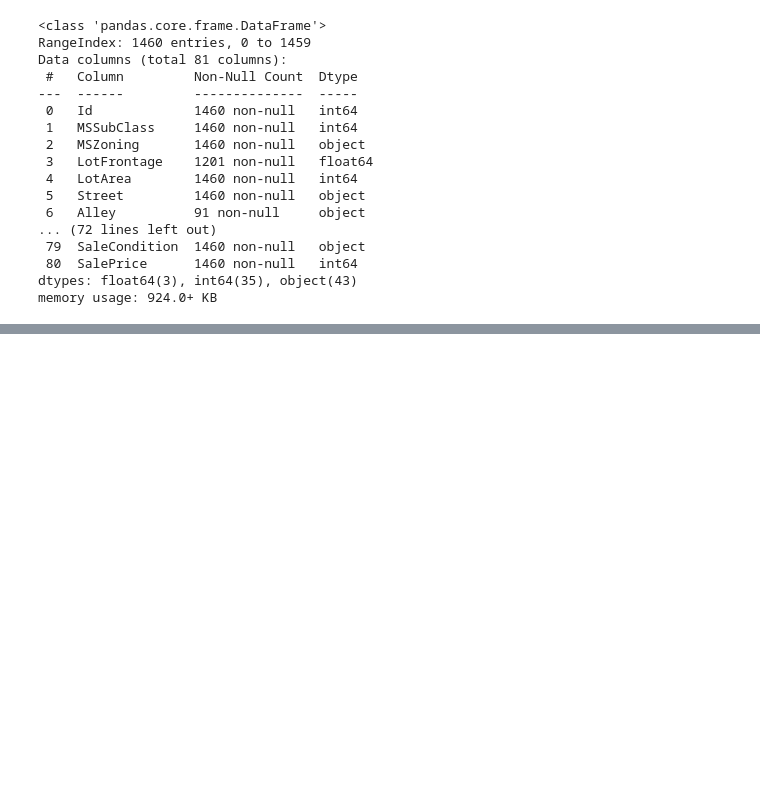
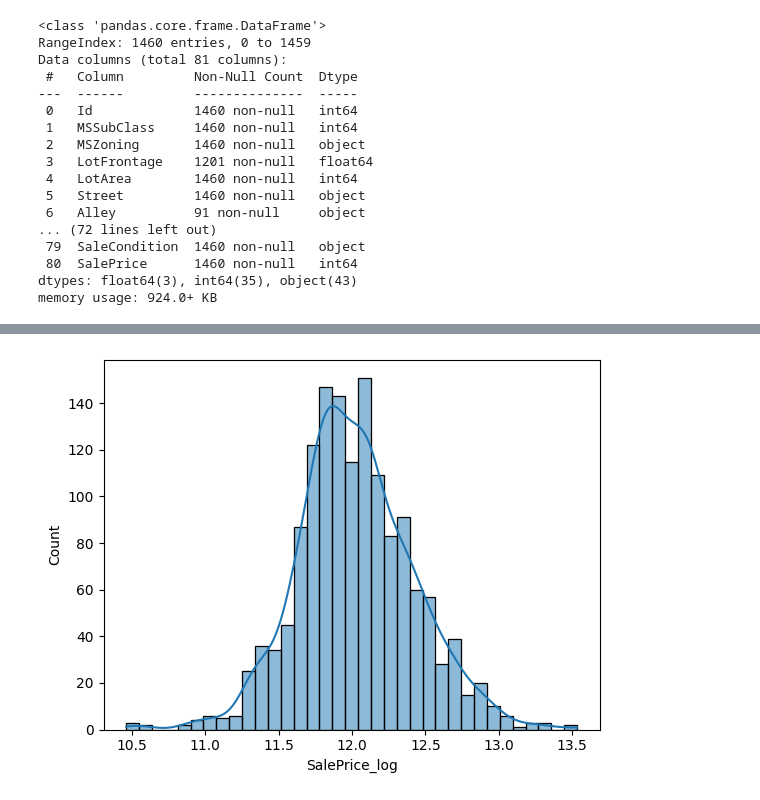
Before and after one commit to aditya-chitray/learning-data-science, a Jupyter notebook: house-price-prediction/notebooks/01_EDA.ipynb, the cells around one changed output, grey strips where cells are left out. Cells and saved outputs as stored; diff of their text form; code cells hidden in the pictures; blank space fills up the shorter version.

```diff
--- a/house-price-prediction/notebooks/01_EDA.ipynb
+++ b/house-price-prediction/notebooks/01_EDA.ipynb
@@ -40,0 +99,7 @@ memory usage: 924.0+ KB
+# %%
+df['SalePrice_log'] = np.log1p(df['SalePrice'])
+# %%
+sns.histplot(df['SalePrice_log'],kde=True)
+plt.show()
+# %% [output]
+[figure, added]
```
Also changed, not shown: parts of 6 cells of this notebook, 1 other file.
